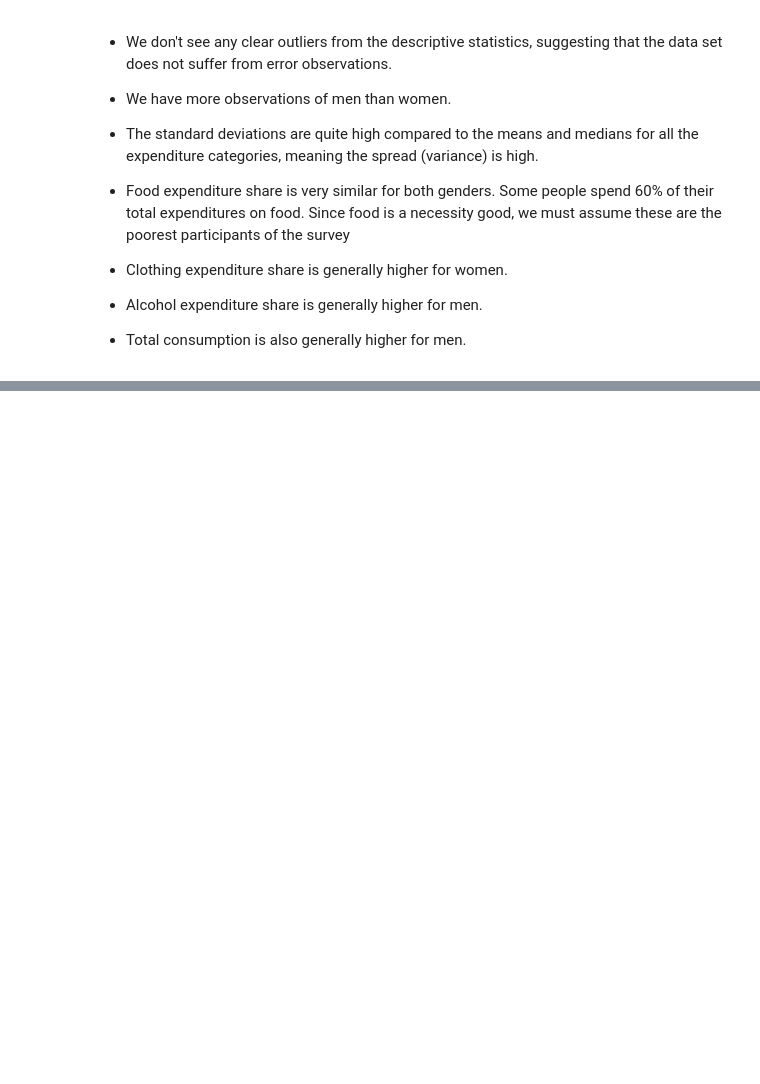
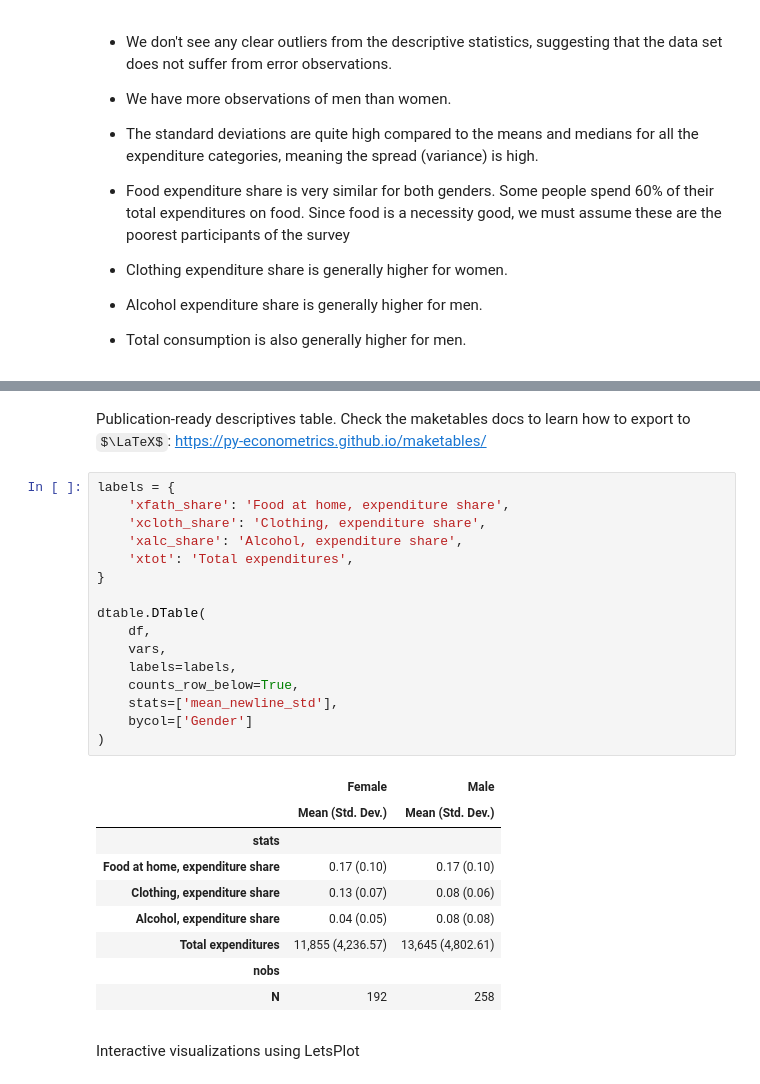
Before and after one commit to bschjerning/EconometricsA, a Jupyter notebook: 2_class/PS1_Descriptive_Analysis/ex_post.ipynb, the cells around one changed output, grey strips where cells are left out. Cells and saved outputs as stored; diff of their text form; some formulas as TeX source; blank space fills up the shorter version.

```diff
--- a/2_class/PS1_Descriptive_Analysis/ex_post.ipynb
+++ b/2_class/PS1_Descriptive_Analysis/ex_post.ipynb
@@ -397,0 +443,31 @@ df.groupby('dmale')[vars].describe().T.round(3)
+# %% [markdown]
+Publication-ready descriptives table. Check the maketables docs to learn how to export to $\LaTeX$: https://py-econometrics.github.io/maketables/
+# %%
+labels = {
+    'xfath_share': 'Food at home, expenditure share',
+    'xcloth_share': 'Clothing, expenditure share',
+    'xalc_share': 'Alcohol, expenditure share',
+    'xtot': 'Total expenditures',
+}
+
+dtable.DTable(
+    df,
+    vars,
+    labels=labels,
+    counts_row_below=True,
+    stats=['mean_newline_std'],
+    bycol=['Gender']
+)
+# %% [output]
+|  | Female | Male |
+|  | Mean (Std. Dev.) | Mean (Std. Dev.) |
+| stats |  |  |
+| Food at home, expenditure share | 0.17 (0.10) | 0.17 (0.10) |
+| Clothing, expenditure share | 0.13 (0.07) | 0.08 (0.06) |
+| Alcohol, expenditure share | 0.04 (0.05) | 0.08 (0.08) |
+| Total expenditures | 11,855 (4,236.57) | 13,645 (4,802.61) |
+| nobs |  |  |
+| N | 192 | 258 |
+|  |  |  |
+# %% [markdown]
+Interactive visualizations using LetsPlot
```
Also changed, not shown: parts of 12 cells of this notebook.
